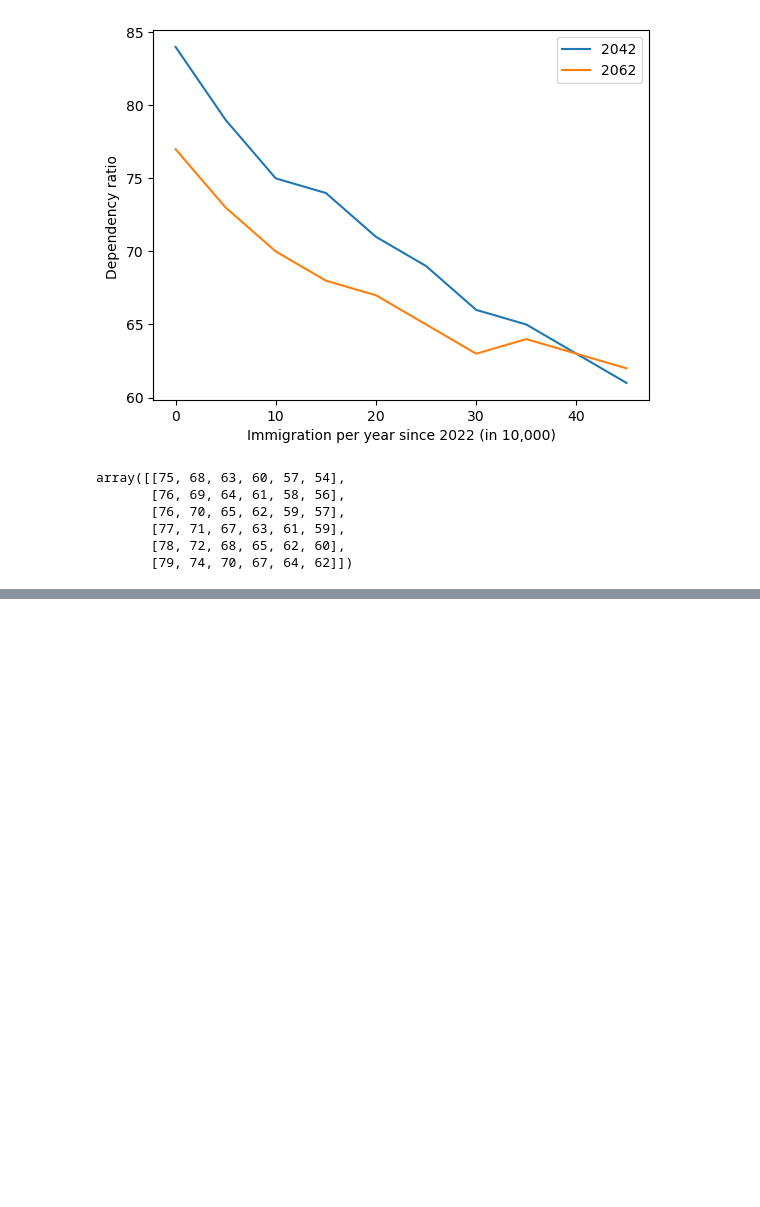
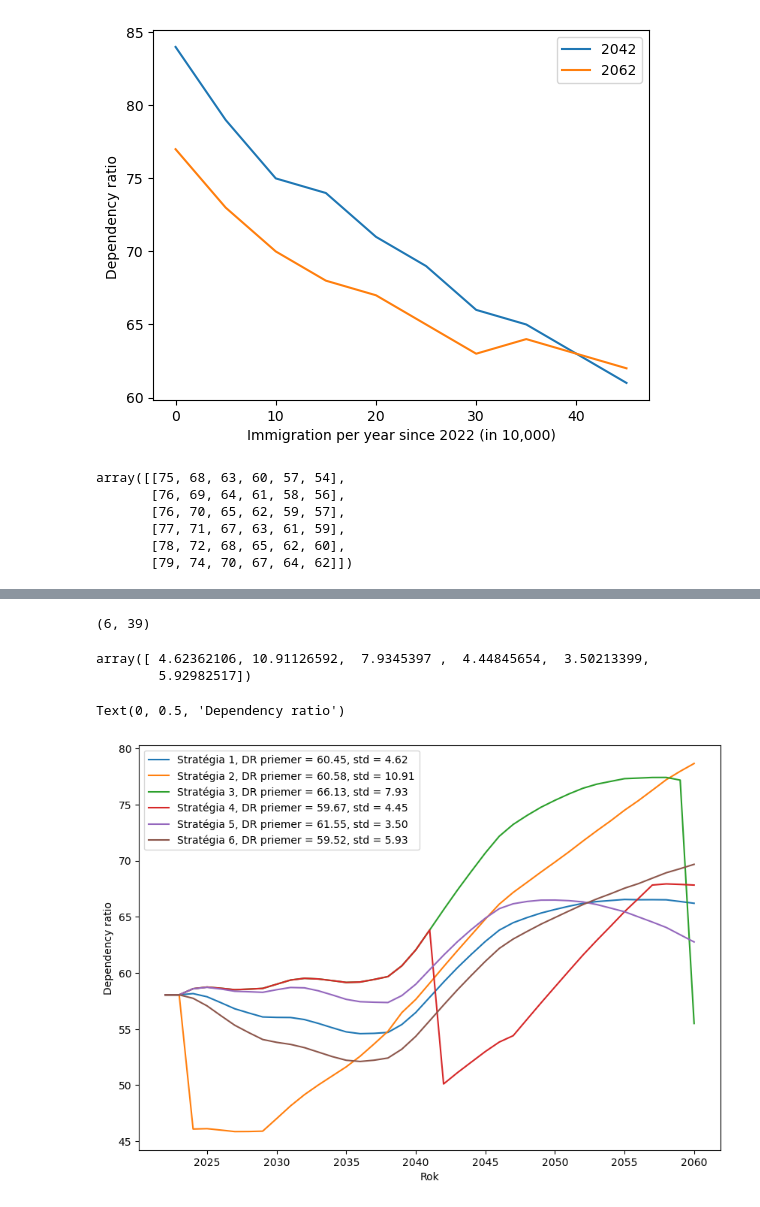
Before and after one commit to borisim/IV109, a Jupyter notebook: plot_data.ipynb, the cells around one changed output, grey strips where cells are left out. Cells and saved outputs as stored; diff of their text form; code cells hidden in the pictures; blank space fills up the shorter version.

```diff
--- a/plot_data.ipynb
+++ b/plot_data.ipynb
@@ -52,0 +93,3 @@ Text(95.72222222222221, 0.5, 'Immigration per year')
+# %%
+df = pd.read_csv("deps.csv")
+df
@@ -52,0 +105,40 @@ Text(95.72222222222221, 0.5, 'Immigration per year')
+# %%
+# Drop first column
+df = df.drop(df.columns[0], axis=1)
+
+# Turn rows into arrays
+deps = df.values
+deps.shape
+# %% [output]
+(6, 39)
+# %%
+# compute average dependency ratio for each row
+
+avg_deps = deps.mean(axis=1)
+avg_deps
+
+sd_deps = deps.std(axis=1)
+sd_deps
+# %% [output]
+array([ 4.62362106, 10.91126592,  7.9345397 ,  4.44845654,  3.50213399,
+        5.92982517])
+# %%
+# Make x axis start at 2022
+
+years = range(2022, 2022 + deps.shape[1])
+
+# set figure size
+plt.figure(figsize=(10, 7))
+
+plt.plot(years, deps[0], label="Stratégia 1, DR priemer = {:.2f}, std = {:.2f}".format(avg_deps[0], sd_deps[0]))
+plt.plot(years, deps[1], label="Stratégia 2, DR priemer = {:.2f}, std = {:.2f}".format(avg_deps[1], sd_deps[1]))
+plt.plot(years, deps[2], label="Stratégia 3, DR priemer = {:.2f}, std = {:.2f}".format(avg_deps[2], sd_deps[2]))
+plt.plot(years,deps[3], label="Stratégia 4, DR priemer = {:.2f}, std = {:.2f}".format(avg_deps[3], sd_deps[3]))
+plt.plot(years,deps[4], label="Stratégia 5, DR priemer = {:.2f}, std = {:.2f}".format(avg_deps[4], sd_deps[4]))
+plt.plot(years,deps[5], label="Stratégia 6, DR priemer = {:.2f}, std = {:.2f}".format(avg_deps[5], sd_deps[5]))
+plt.legend()
+plt.xlabel("Rok")
+plt.ylabel("Dependency ratio")
+# %% [output]
+Text(0, 0.5, 'Dependency ratio')
+[figure, added]
```
Also changed, not shown: parts of 5 cells of this notebook, 1 other file.
